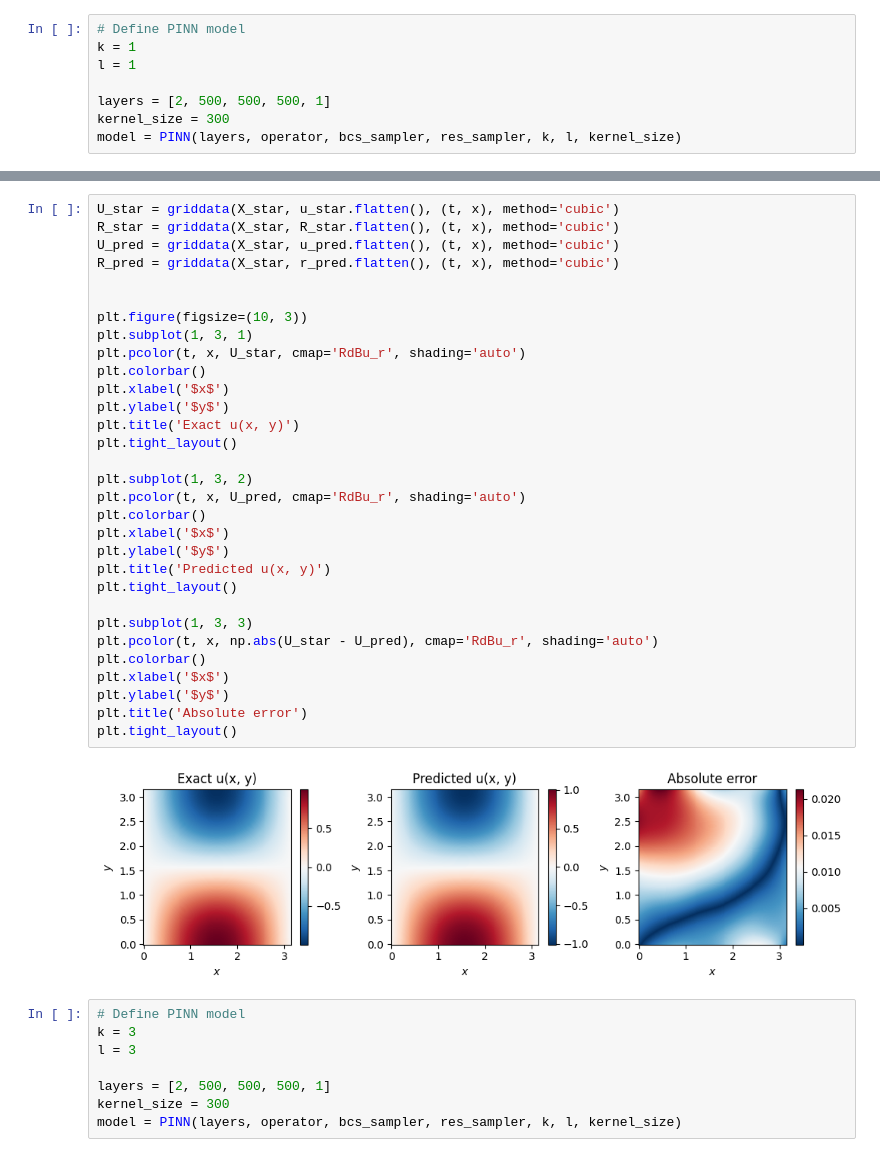
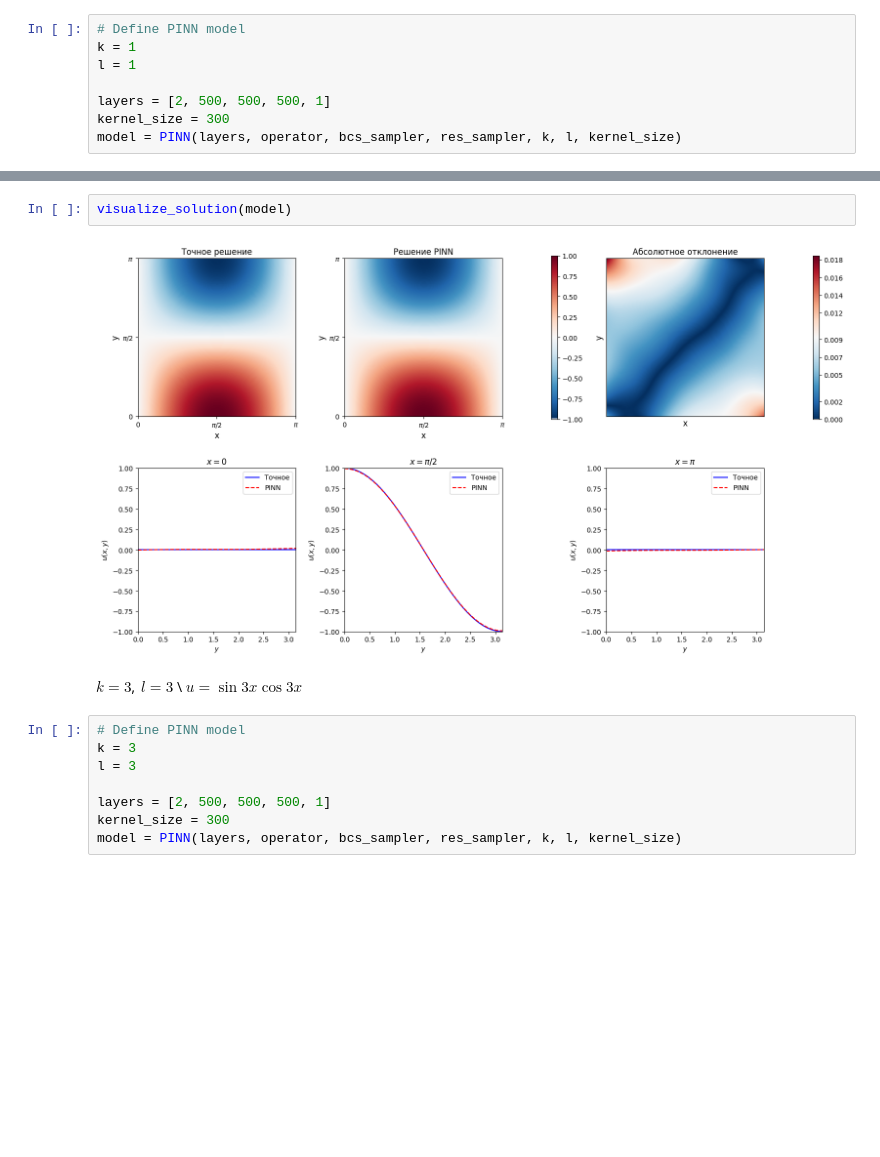
Before and after one commit to Pisarenkova/KT_2025, a Jupyter notebook: PINN.ipynb, the cells around one changed output, grey strips where cells are left out. Cells and saved outputs as stored; diff of their text form; blank space fills up the shorter version.

```diff
--- a/PINN.ipynb
+++ b/PINN.ipynb
@@ -508,36 +552,10 @@ Relative L2 error_u: 2.010195e-02
-# %%
-U_star = griddata(X_star, u_star.flatten(), (t, x), method='cubic')
-R_star = griddata(X_star, R_star.flatten(), (t, x), method='cubic')
-U_pred = griddata(X_star, u_pred.flatten(), (t, x), method='cubic')
-R_pred = griddata(X_star, r_pred.flatten(), (t, x), method='cubic')
-
-
-plt.figure(figsize=(10, 3))
-plt.subplot(1, 3, 1)
-plt.pcolor(t, x, U_star, cmap='RdBu_r', shading='auto')
-plt.colorbar()
-plt.xlabel('$x$')
-plt.ylabel('$y$')
-plt.title('Exact u(x, y)')
-plt.tight_layout()
-
-plt.subplot(1, 3, 2)
-plt.pcolor(t, x, U_pred, cmap='RdBu_r', shading='auto')
-plt.colorbar()
-plt.xlabel('$x$')
-plt.ylabel('$y$')
-plt.title('Predicted u(x, y)')
-plt.tight_layout()
-
-plt.subplot(1, 3, 3)
-plt.pcolor(t, x, np.abs(U_star - U_pred), cmap='RdBu_r', shading='auto')
-plt.colorbar()
-plt.xlabel('$x$')
-plt.ylabel('$y$')
-plt.title('Absolute error')
-plt.tight_layout()
-# %% [output]
-[figure, removed]
+# %%
+visualize_solution(model)
+# %% [output]
+[figure, added]
+# %% [markdown]
+$k=3$, $\,l=3$ \\
+$u=\sin{3x}\cos{3x}$
 # %%
 # Define PINN model
 k = 3
```
Also changed, not shown: parts of 18 cells of this notebook.
